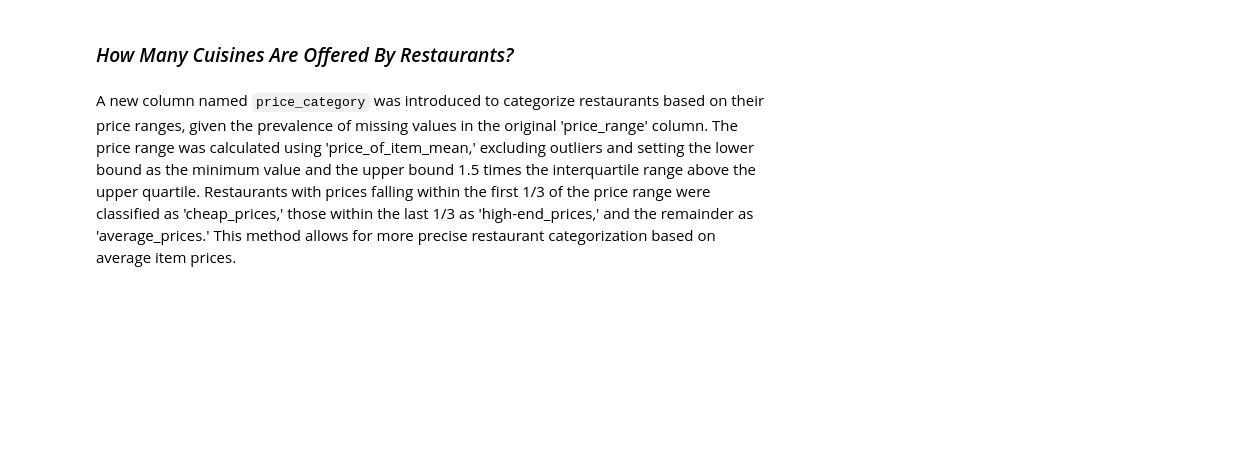
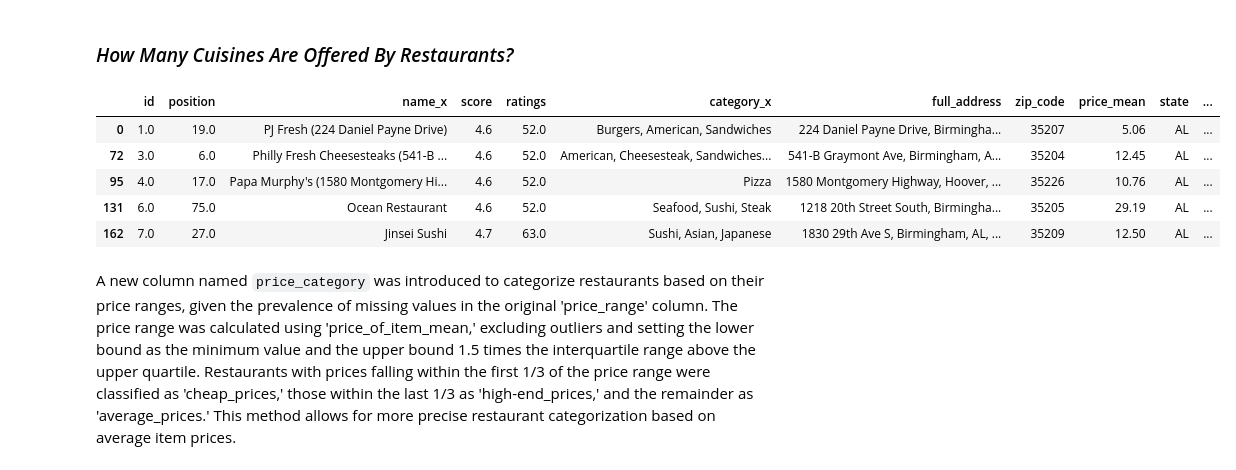
Before and after one commit to ndungek/FOOD-DELIVERY-COST-AND-PROFIT--ANALYSIS, a Jupyter notebook: ubereats.ipynb, the cells around one changed output. Saved outputs shown, nothing was run; the diff lists cells and outputs as text; code cells hidden in the pictures; blank space fills up the shorter version.

```diff
--- a/ubereats.ipynb
+++ b/ubereats.ipynb
@@ -353,17 +515,24 @@ Some states have relatively few restaurants: States like `Indiana (IN)`, `Hawaii
 # %%
 # Function to extract the main cuisine from the category_x column
 def extract_main_cuisine(row):
     categories = str(row['category_x']).split(',')
     if categories:
         return categories[0].strip()
     else:
         return None
 
 # Apply the function to create a new column for the main cuisine
-merged_data['main_cuisine'] = merged_data.apply(extract_main_cuisine, axis=1)
+merged_data['main_dish'] = merged_data.apply(extract_main_cuisine, axis=1)
 
 # Displaying the main cuisine for each restaurant
 merged_data.head()
+# %% [output]
+|  | id | position | name_x | score | ratings | category_x | full_address | zip_code | price_mean | state | ... |
+| 0 | 1.0 | 19.0 | PJ Fresh (224 Daniel Payne Drive) | 4.6 | 52.0 | Burgers, American, Sandwiches | 224 Daniel Payne Drive, Birmingha... | 35207 | 5.06 | AL | ... |
+| 72 | 3.0 | 6.0 | Philly Fresh Cheesesteaks (541-B ... | 4.6 | 52.0 | American, Cheesesteak, Sandwiches... | 541-B Graymont Ave, Birmingham, A... | 35204 | 12.45 | AL | ... |
+| 95 | 4.0 | 17.0 | Papa Murphy's (1580 Montgomery Hi... | 4.6 | 52.0 | Pizza | 1580 Montgomery Highway, Hoover, ... | 35226 | 10.76 | AL | ... |
+| 131 | 6.0 | 75.0 | Ocean Restaurant | 4.6 | 52.0 | Seafood, Sushi, Steak | 1218 20th Street South, Birmingha... | 35205 | 29.19 | AL | ... |
+| 162 | 7.0 | 27.0 | Jinsei Sushi | 4.7 | 63.0 | Sushi, Asian, Japanese | 1830 29th Ave S, Birmingham, AL, ... | 35209 | 12.50 | AL | ... |
 # %% [markdown]
 A new column named `price_category` was introduced to categorize restaurants based on their price ranges, given the prevalence of missing values in the original 'price_range' column. The price range was calculated using 'price_of_item_mean,' excluding outliers and setting the lower bound as the minimum value and the upper bound 1.5 times the interquartile range above the upper quartile. Restaurants with prices falling within the first 1/3 of the price range were classified as 'cheap_prices,' those within the last 1/3 as 'high-end_prices,' and the remainder as 'average_prices.' This method allows for more precise restaurant categorization based on average item prices.
 # %%
```
Also changed, not shown: parts of 29 cells of this notebook.
